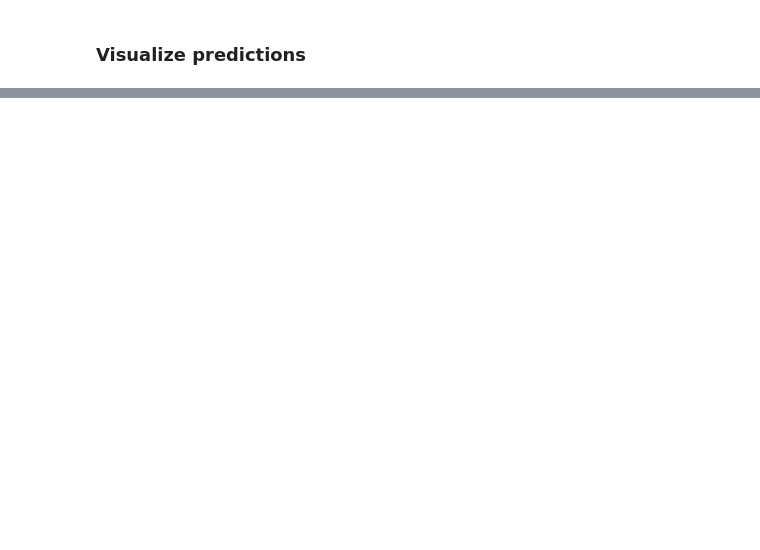
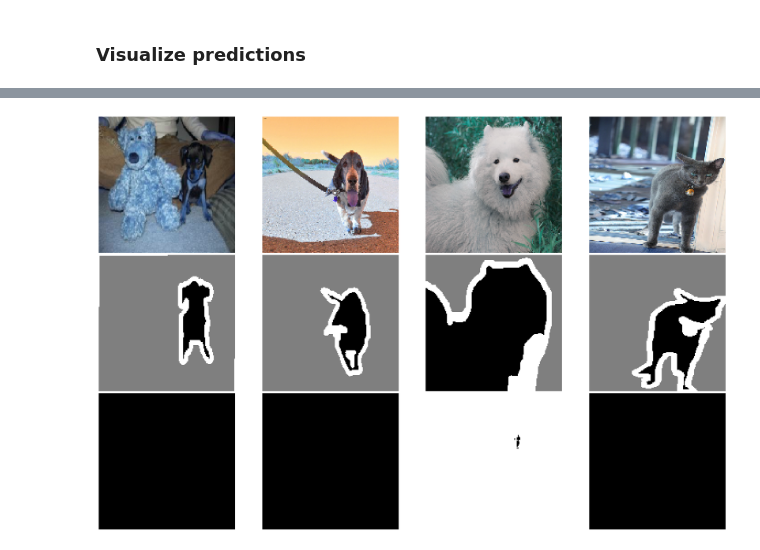
Before and after one commit to houjing08/Master_Thesis_2024, a Jupyter notebook: Kingsley/Code/oxford_pets.ipynb, the cells around one changed output, grey strips where cells are left out. Saved outputs shown, nothing was run; the diff lists cells and outputs as text; code cells hidden in the pictures; blank space fills up the shorter version.

```diff
--- a/Kingsley/Code/oxford_pets.ipynb
+++ b/Kingsley/Code/oxford_pets.ipynb
@@ -88,7 +87,7 @@ display(img)
 
 # Model configurations
 conf = model_config(
-    epochs=30,
+    epochs=20,
     batch_size=BATCH_SIZE,
     shuffle=False,
     scaling=1,
@@ -101,24 +100,47 @@ conf = model_config(
     new_training_session=True
 )
 
-
-es_callbacks = keras.callbacks.EarlyStopping(
+## ====== Define callbacks ====
+earlystopping = keras.callbacks.EarlyStopping(
     monitor="val_loss",
-    patience=5,
+    patience=10,
     restore_best_weights=True
 )
 
+reduce_lr_on_plateau = keras.callbacks.ReduceLROnPlateau(
+    monitor='val_loss',
+    factor=0.5,
+    patience=5,
+    min_lr=1e-6,
+    verbose=1
+)
+
+checkpoint = keras.callbacks.ModelCheckpoint(
+    os.path.join(conf.save_path, "unet_pets.keras"),
+    save_best_only=True
+)
+
+schedule_lr = keras.callbacks.LearningRateScheduler(
+    lambda epoch, lr: lr * KB.exp(-0.1) if (epoch > 10) else lr,
+    verbose=1
+)
+
 callbacks = [
-    #keras.callbacks.ModelCheckpoint("oxford_segmentation.keras", save_best_only=True),
-    es_callbacks
+    reduce_lr_on_plateau,
+    checkpoint,
+    # schedule_lr,
+    earlystopping
 ]
 
 conf.set( validation_data=valid_dataset,  callbacks=callbacks )
 conf.set(
     'compile',
     optimizer=tf.keras.optimizers.legacy.Adam(1e-4),
-    loss="sparse_categorical_crossentropy"
+    loss="sparse_categorical_crossentropy",
+    metrics= ['accuracy']
 )
+
+conf.double_check(INTERACTIVE_SESSION)
 conf.info()
 # %% [output]
         compile_args:
@@ -202,0 +238,6 @@ if INTERACTIVE_SESSION:
+# %%
+
+if INTERACTIVE_SESSION:
+    pets.display_sample_image(val_preds)
+# %% [output]
+[figure, added]
```
Also changed, not shown: parts of 13 cells of this notebook.
